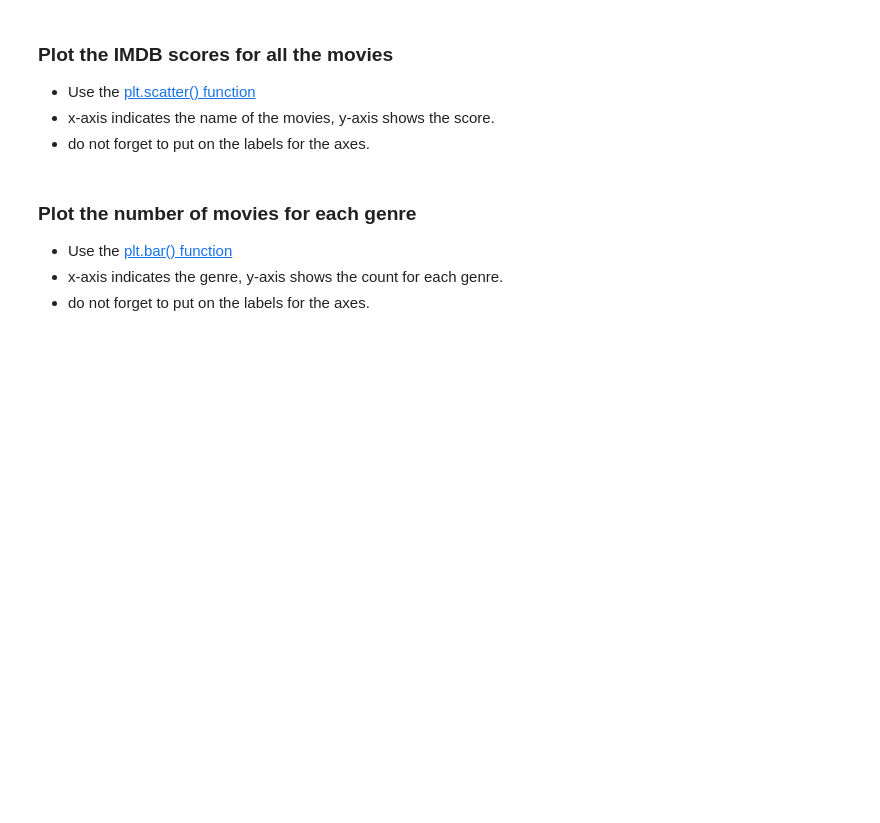
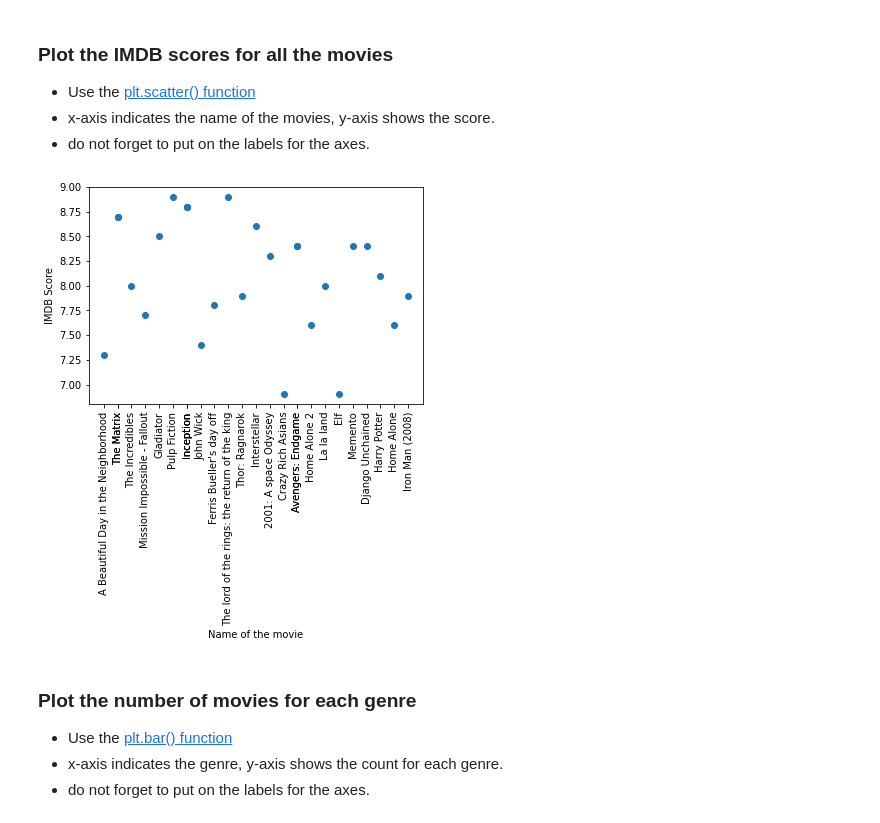
Before and after one commit to huaijiangzhu/SummerML, a Jupyter notebook: day2/lab_icebreaker.ipynb, the cells around one changed output. Cells and saved outputs as stored; diff of their text form; code cells hidden in the pictures; blank space fills up the shorter version.

```diff
--- a/day2/lab_icebreaker.ipynb
+++ b/day2/lab_icebreaker.ipynb
@@ -39,3 +38,10 @@ score = df['IMDB Score'].values
+# %%
+plt.scatter(names, score)
+plt.xticks(names, rotation = 90)
+plt.xlabel('Name of the movie')
+plt.ylabel('IMDB Score');
+# %% [output]
+[figure, added]
 # %% [markdown]
 ### Plot the number of movies for each genre
 - Use the [plt.bar() function](https://matplotlib.org/3.2.1/api/_as_gen/matplotlib.pyplot.bar.html)
```
Also changed, not shown: parts of 8 cells of this notebook.
